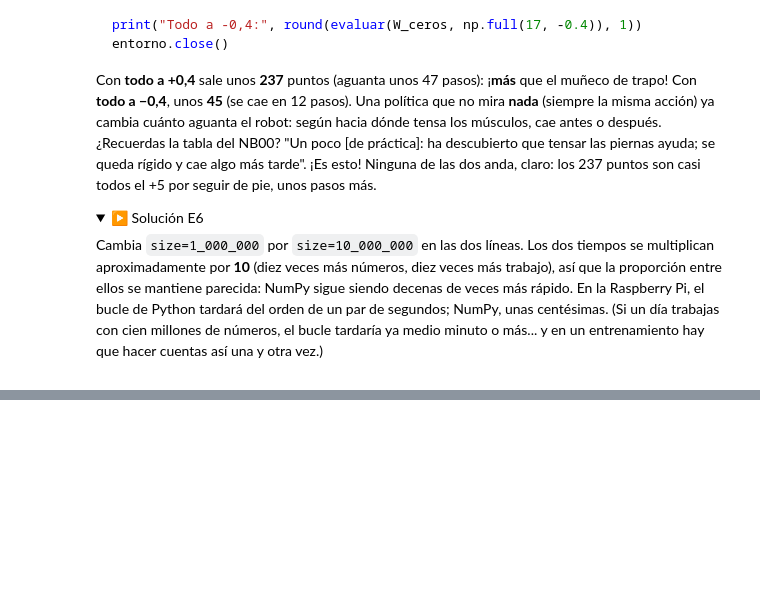
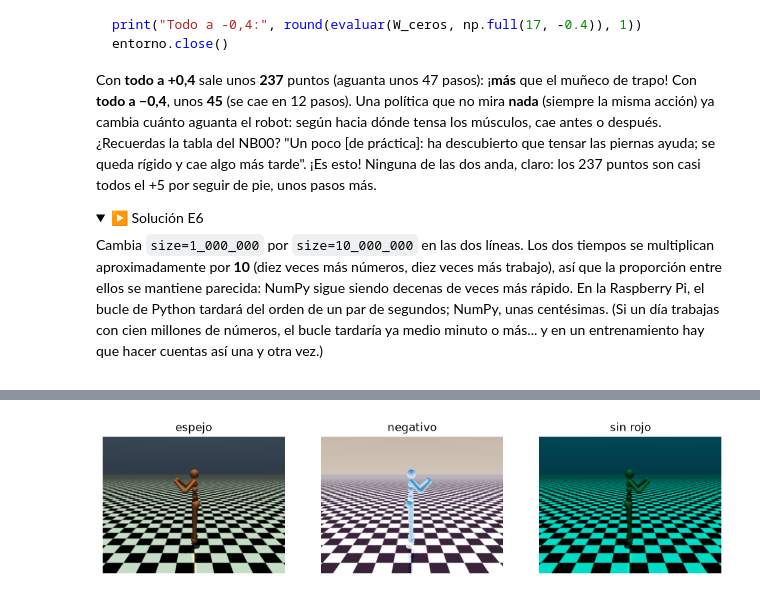
Before and after one commit to Greg2828/robotica, a Jupyter notebook: notebooks/NB15_numpy.ipynb, the cells around one changed output, grey strips where cells are left out. Cells and saved outputs as stored; diff of their text form; code cells hidden in the pictures; folded sections open; blank space fills up the shorter version.

```diff
--- a/notebooks/NB15_numpy.ipynb
+++ b/notebooks/NB15_numpy.ipynb
@@ -651,0 +808,15 @@ cien millones de números, el bucle tardaría ya medio minuto o más... y en un
+# %%
+espejo = foto[:, ::-1]
+negativo = 255 - foto
+sin_rojo = foto.copy()
+sin_rojo[:, :, 0] = 0
+
+plt.figure(figsize=(12, 3))
+for numero, (imagen, titulo) in enumerate([(espejo, "espejo"), (negativo, "negativo"), (sin_rojo, "sin rojo")]):
+    plt.subplot(1, 3, numero + 1)
+    plt.imshow(imagen)
+    plt.title(titulo)
+    plt.axis("off")
+plt.show()
+# %% [output]
+[figure, added]
```
Also changed, not shown: parts of 26 cells of this notebook, 13 other files.
